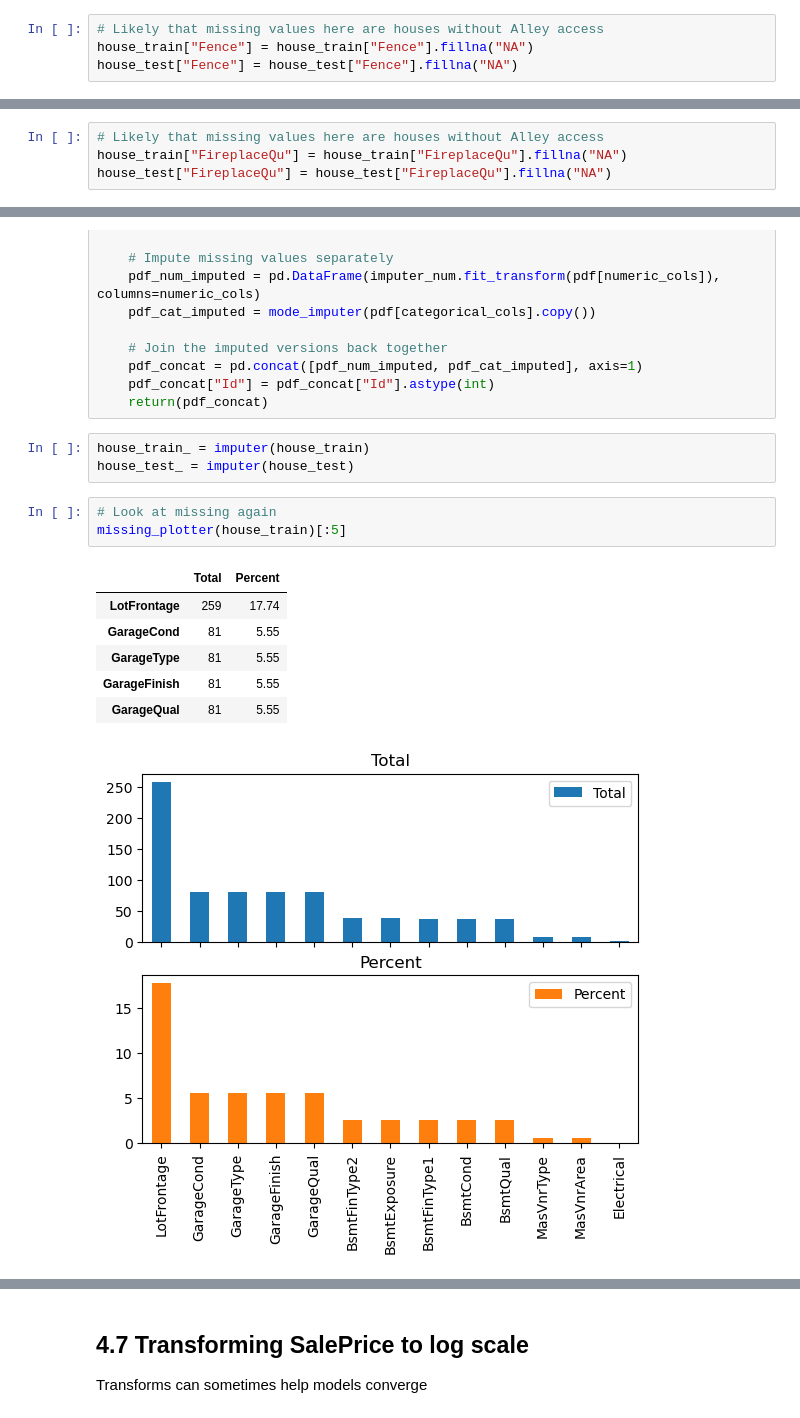
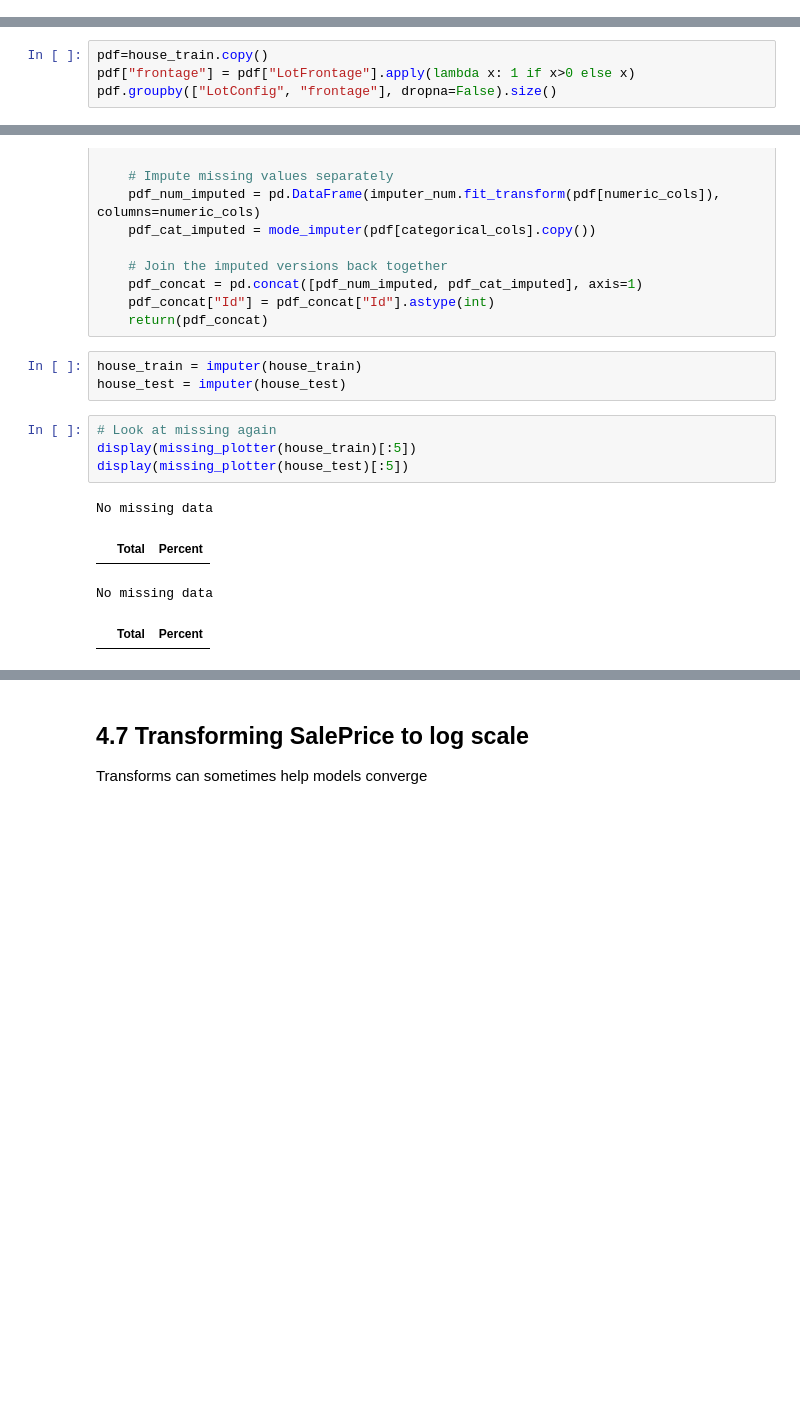
Before and after one commit to philmassie/absa_data_bootcamp_2023, a Jupyter notebook: house_prices.ipynb, the cells around one changed output, grey strips where cells are left out. Cells and saved outputs as stored; diff of their text form; blank space fills up the shorter version.

```diff
--- a/house_prices.ipynb
+++ b/house_prices.ipynb
@@ -616,4 +531,0 @@ dtype: int64
-# %%
-# Likely that missing values here are houses without Alley access
-house_train["Fence"] = house_train["Fence"].fillna("NA")
-house_test["Fence"] = house_test["Fence"].fillna("NA")
@@ -636,4 +531,0 @@ dtype: int64
-# %%
-# Likely that missing values here are houses without Alley access
-house_train["FireplaceQu"] = house_train["FireplaceQu"].fillna("NA")
-house_test["FireplaceQu"] = house_test["FireplaceQu"].fillna("NA")
@@ -660,0 +547,4 @@ missing_plotter(house_test)[:5]
+# %%
+pdf=house_train.copy()
+pdf["frontage"] = pdf["LotFrontage"].apply(lambda x: 1 if x>0 else x)
+pdf.groupby(["LotConfig", "frontage"], dropna=False).size()
@@ -834,16 +676,14 @@ def imputer(pdf:pd.DataFrame):
     pdf_concat["Id"] = pdf_concat["Id"].astype(int)
     return(pdf_concat)
 # %%
-house_train_ = imputer(house_train)
-house_test_ = imputer(house_test)
+house_train = imputer(house_train)
+house_test = imputer(house_test)
 # %%
 # Look at missing again
-missing_plotter(house_train)[:5]
+display(missing_plotter(house_train)[:5])
+display(missing_plotter(house_test)[:5])
 # %% [output]
+No missing data
 |  | Total | Percent |
-| LotFrontage | 259 | 17.74 |
-| GarageCond | 81 | 5.55 |
-| GarageType | 81 | 5.55 |
-| GarageFinish | 81 | 5.55 |
-| GarageQual | 81 | 5.55 |
-[figure, removed]
+No missing data
+|  | Total | Percent |
```
Also changed, not shown: parts of 66 cells of this notebook.
